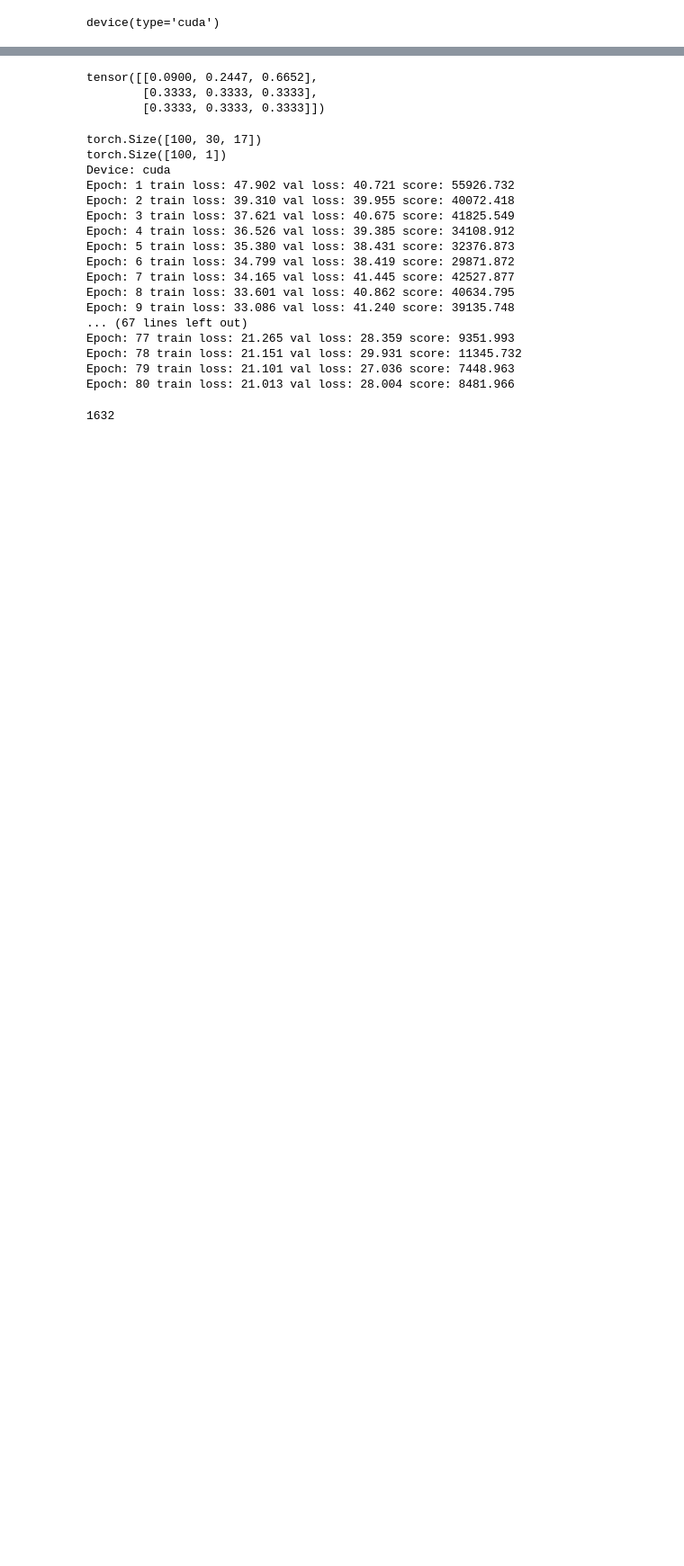
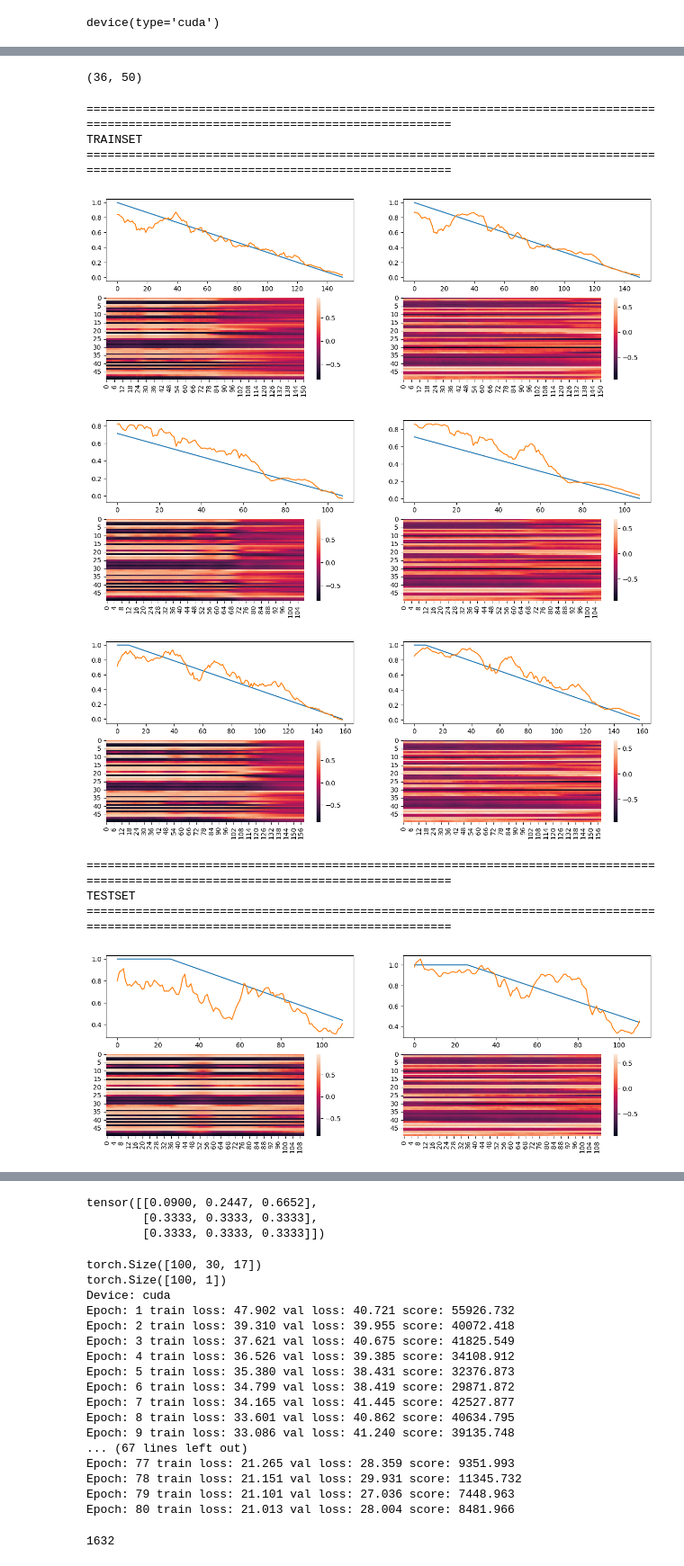
Before and after one commit to insdout/Time-Series-Hybrid-Autoencoder, a Jupyter notebook: Experiments.ipynb, the cells around one changed output, grey strips where cells are left out. Shown: that part at 90% size. Cells and saved outputs as stored; diff of their text form; code cells hidden in the pictures; blank space fills up the shorter version.

Commit message:
sliding window slicing added to test

```diff
--- a/Experiments.ipynb
+++ b/Experiments.ipynb
@@ -94,0 +189,11 @@ class LSTMB(nn.Module):
+# %%
+MAX_RUL=150
+
+trainset = CMAPSSSlidingWin(mode='train',
+                               data_path='./CMAPSSData/train_FD001.txt', max_rul=MAX_RUL, handcrafted=True)
+train_loader = DataLoader(dataset=trainset, batch_size=100, shuffle=True, num_workers=2)
+
+testset = CMAPSSSlidingWin(mode='test',
+                              data_path='./CMAPSSData/test_FD001.txt',
+                              rul_path='./CMAPSSData/RUL_FD001.txt',  max_rul=MAX_RUL, handcrafted=True)
+test_loader = DataLoader(dataset=testset, batch_size=64, shuffle=False, num_workers=2)
@@ -94,0 +237,19 @@ class LSTMB(nn.Module):
+# %%
+model2 = LSTMAtn()
+
+
+x, hc, y = next(iter(train_loader))
+print(x.shape)
+out = model2.forward(x, hc)
+print(out.shape)
+
+optimizer = optim.Adam(model2.parameters(), lr=1e-4)
+epochs = 50
+
+trainer = TrainUtil(model=model2,
+                    optimizer=optimizer,
+                    train_loader=train_loader,
+                    test_loader=test_loader,
+                    max_rul=MAX_RUL,
+                    verbosity=2, handcrafted=True)
+history = trainer.train(epochs)
@@ -94,0 +274,4 @@ class LSTMB(nn.Module):
+# %%
+np.squeeze(model.get_last_hidden()).shape
+# %% [output]
+(36, 50)
@@ -94,0 +322,20 @@ class LSTMB(nn.Module):
+# %%
+print("=====================================================================================================================================")
+print("TRAINSET")
+print("=====================================================================================================================================")
+plot_lstm(model, model2, trainset, 3)
+print("=====================================================================================================================================")
+print("TESTSET")
+print("=====================================================================================================================================")
+plot_lstm(model, model2, testset, 3)
+# %% [output]
+=====================================================================================================================================
+TRAINSET
+=====================================================================================================================================
+[figure, added]
+[figure, added]
+[figure, added]
+=====================================================================================================================================
+TESTSET
+=====================================================================================================================================
+[figure, added]
```
Also changed, not shown: parts of 8 cells of this notebook, 2 other files.
